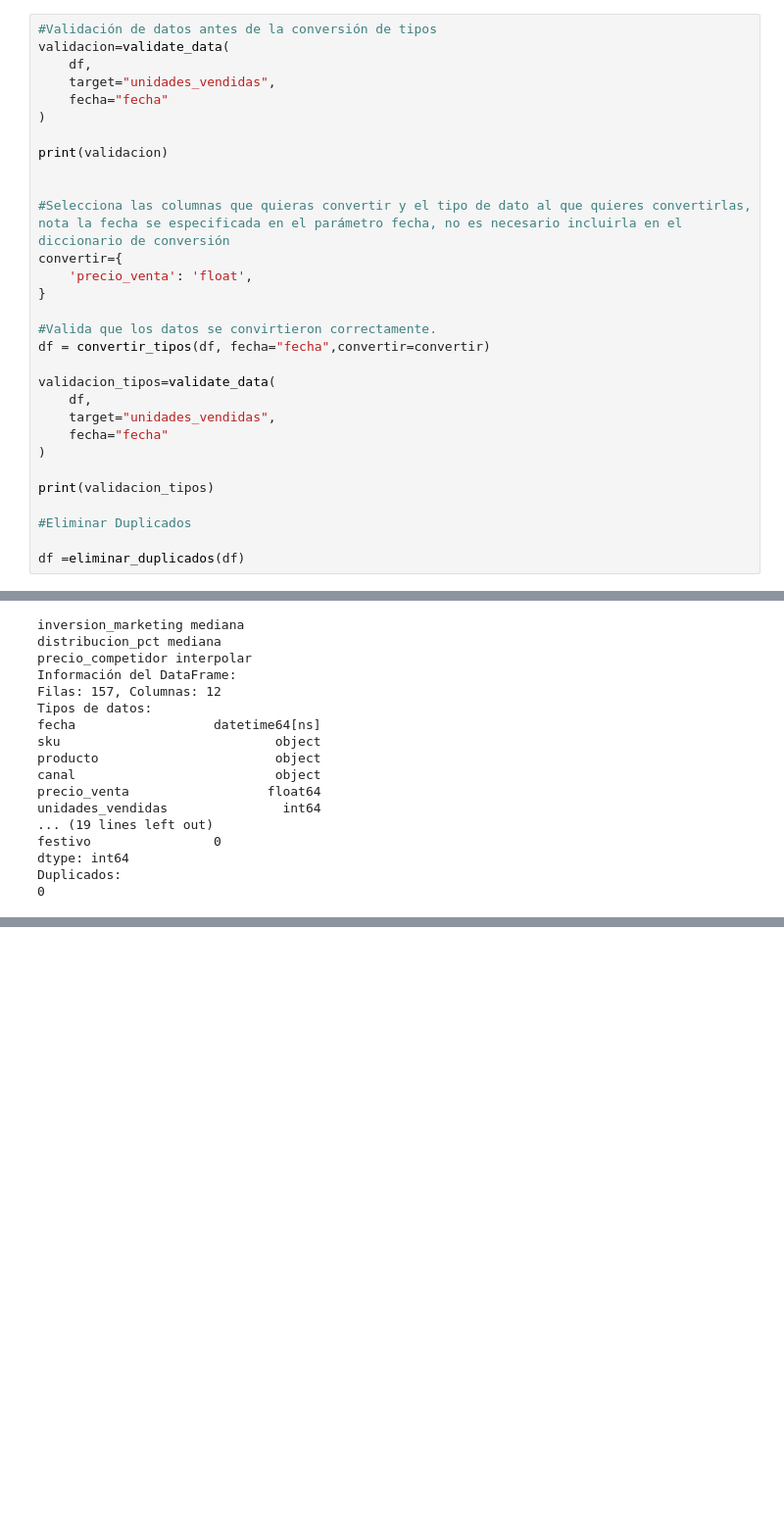
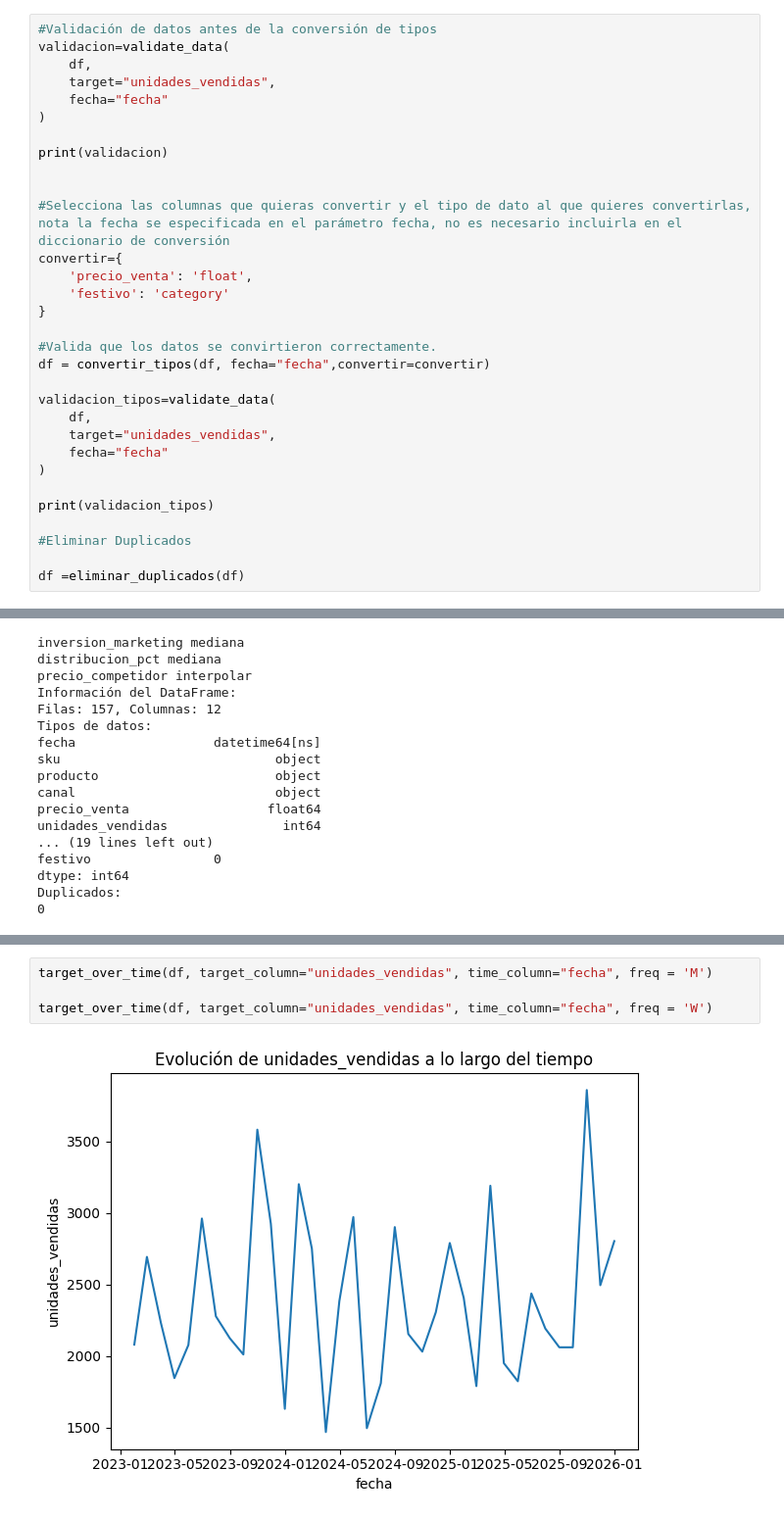
Before and after one commit to jc2727/Lumina, a Jupyter notebook: Notebooks/Framework_validation.ipynb, the cells around one changed output, grey strips where cells are left out. Shown at 98% size. Cells and saved outputs as stored; diff of their text form; blank space fills up the shorter version.

```diff
--- a/Notebooks/Framework_validation.ipynb
+++ b/Notebooks/Framework_validation.ipynb
@@ -35,6 +39,7 @@ print(validacion)
 #Selecciona las columnas que quieras convertir y el tipo de dato al que quieres convertirlas, nota la fecha se especificada en el parámetro fecha, no es necesario incluirla en el diccionario de conversión
 convertir={
     'precio_venta': 'float',
+    'festivo': 'category'
 }
 
 #Valida que los datos se convirtieron correctamente.
@@ -95,0 +113,6 @@ Duplicados:
+# %%
+target_over_time(df, target_column="unidades_vendidas", time_column="fecha", freq = 'M')
+
+target_over_time(df, target_column="unidades_vendidas", time_column="fecha", freq = 'W')
+# %% [output]
+[figure, added]
```
Also changed, not shown: parts of 5 cells of this notebook, 1 other file.
